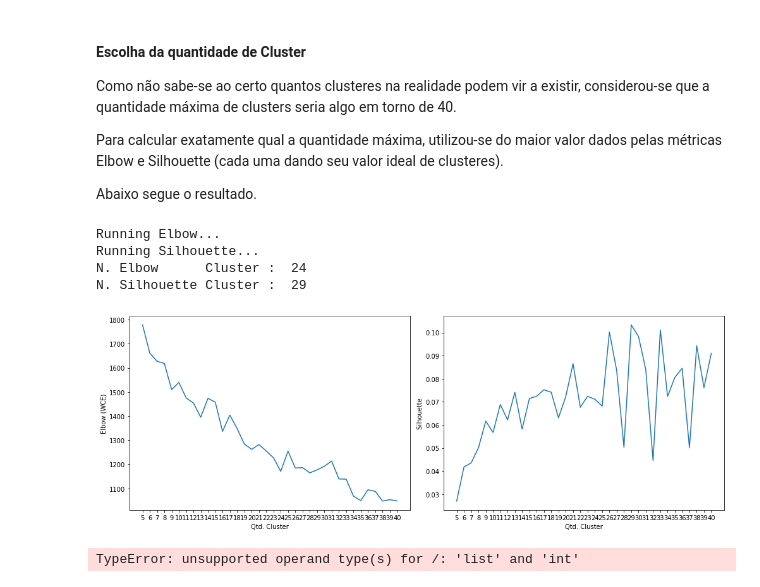
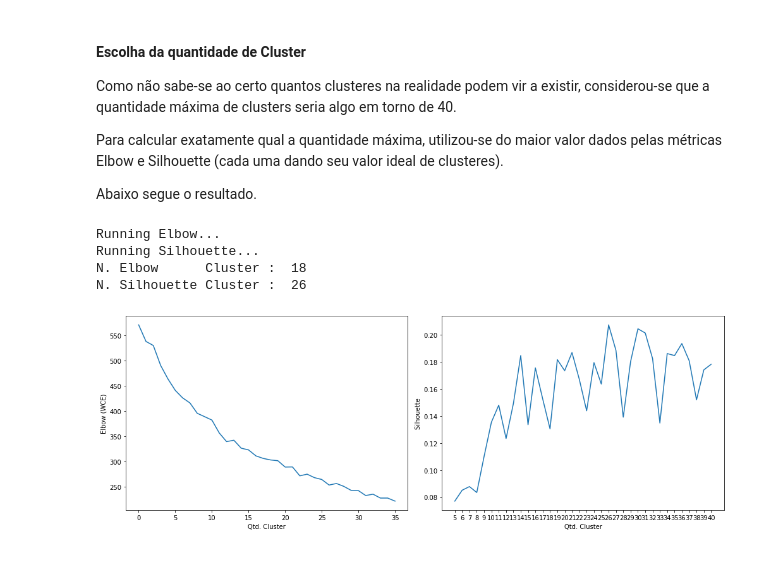
Before and after one commit to rdenadai/ia006c, a Jupyter notebook: notebooks/PROJETO/projeto.ipynb, the cells around one changed output. Saved outputs shown, nothing was run; the diff lists cells and outputs as text; code cells hidden in the pictures.

```diff
--- a/notebooks/PROJETO/projeto.ipynb
+++ b/notebooks/PROJETO/projeto.ipynb
@@ -721,7 +738,7 @@ Validação do modelo gerado pelo TF-IDF... teste tanto nos dados apresentados p
 
 Randomicamente escolhendo 100 amostras de teste.
 # %%
-T = 100
+T = 100 if X_train.shape[0] > 100 else X_train.shape[0]
 
 dc = np.c_[X_train, y_train]
 docs = utils.shuffle([doc for doc in dc], n_samples=T)
@@ -745,6 +762,7 @@ def validate(X_trans, y_train, tfidf, doc):
     return int(doc[1]) == int(y_train[dcs[0][0]])
 
 accc = []
+T = 100 if X_test.shape[0] > 100 else X_test.shape[0]
 dc = np.c_[X_test, y_test]
 with ProcessPoolExecutor(max_workers=cpu_count()) as exc:
     for p in range(5):
@@ -911,8 +925,7 @@ for i, xt in enumerate(XTtf[:8]):
 
 Abaixo são apresentadas métricas para demonstrar o quanto a clusterização parece funcionar.
 # %%
-hom = homogeneity_score(y_test, [kclusterer.classify(xt) for xt in XTtf])
-compl = completeness_score(y_test, [kclusterer.classify(xt) for xt in XTtf])
+hom, compl, vm = homogeneity_completeness_v_measure(y_test, [kclusterer.classify(xt) for xt in XTtf])
 silh = silhouette_score(XTtf, labels=[kclusterer.classify(xt) for xt in XTtf], metric="cosine", random_state=0)
 
 print("Homogeneidade: ", np.round(hom, 3))
@@ -938,8 +951,7 @@ def multi_kmeans(Xtf, k):
             error = False
         except:
             pass
-    hom = homogeneity_score(y_train, assigned_clusters)
-    compl = completeness_score(y_train, assigned_clusters)
+    hom, compl, vm = homogeneity_completeness_v_measure(y_train, assigned_clusters)
     silh = silhouette_score(Xtf, labels=assigned_clusters, metric="cosine", random_state=0)
     return {"K": k, "HOM": hom, "COMPL": compl, "SILH": silh}
 
@@ -1004,16 +1016,18 @@ def calculate_silhouette_metric(Xtf, K):
     return [len(centroids), sh_score]
 
 print("Running Elbow...")
-elbow_error = []
-elbow_amount_clusters = 2
+E = 10
+elbow_error = np.zeros((36))
+elbow_amount_clusters = 5
 elbow_cosine_distance = np.copy(1 - cosine_similarity(Xtf))
-for _ in range(5):
+for _ in range(E):
     elbow_instance = elbow(elbow_cosine_distance, kmin, kmax + 1)
     elbow_instance.process()
-    amc = elbow_instance.get_amount()
-    if amc > elbow_amount_clusters:
-        elbow_amount_clusters = amc
-        elbow_error = elbow_instance.get_wce()
+    elbow_amount_clusters += elbow_instance.get_amount()
+    elbow_error += elbow_instance.get_wce()
+
+elbow_amount_clusters = int(elbow_amount_clusters / E)
+elbow_error = elbow_error / E
 
 print("Running Silhouette...")
 
@@ -1027,39 +1041,37 @@ with ProcessPoolExecutor(max_workers=cpu_count()) as exc:
 
 print("N. Elbow      Cluster : ", elbow_amount_clusters)
 print("N. Silhouette Cluster : ", silhouette_amount_clusters)
-qtd_cluster = elbow_amount_clusters if elbow_amount_clusters > silhouette_amount_clusters else silhouette_amount_clusters
+qtd_cluster = elbow_amount_clusters if elbow_amount_clusters < silhouette_amount_clusters else silhouette_amount_clusters
 # %% [output]
 Running Elbow...
 Running Silhouette...
-N. Elbow      Cluster :  24
-N. Silhouette Cluster :  29
+N. Elbow      Cluster :  18
+N. Silhouette Cluster :  26
 # %%
 plt.figure(figsize=(14, 5))
 ax = plt.subplot(1, 2, 1)
 plt.plot(range(len(elbow_error)), elbow_error)
-plt.xticks(range(len(elbow_error)), range(kmin, kmax + 1, 1))
+# plt.xticks(range(len(elbow_error)), range(kmin, kmax + 1, 2))
 plt.xlabel("Qtd. Cluster")
 plt.ylabel("Elbow (WCE)")
 
 ax = plt.subplot(1, 2, 2)
 plt.plot(range(len(silhouette_scores)), silhouette_scores)
 plt.xticks(range(len(silhouette_scores)), range(kmin, kmax + 1, 1))
 plt.xlabel("Qtd. Cluster")
 plt.ylabel("Silhouette")
 
 plt.tight_layout()
 plt.show()
 # %% [output]
-[figure, old version]
+[figure, new version]
 # %%
 kclusterer = KMeansClusterer(
     qtd_cluster,
     distance=cosine_distance,
-    initial_means=utils.shuffle(Xtf, n_samples=qtd_cluster).tolist(),
+    repeats=30,
     avoid_empty_clusters=True
 )
 assigned_clusters = kclusterer.cluster(Xtf, assign_clusters=True)
 assigned_clusters = np.array(assigned_clusters).ravel()
 centroids = kclusterer.means()
-# %% [output]
-TypeError: unsupported operand type(s) for /: 'list' and 'int'
```
Also changed, not shown: parts of 28 cells of this notebook, 8 other files.
